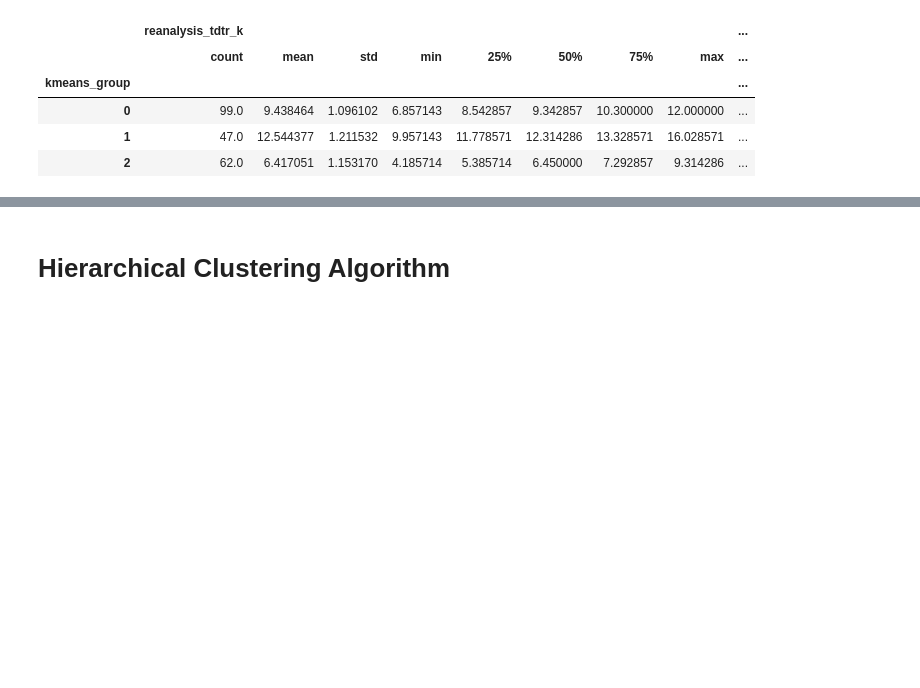
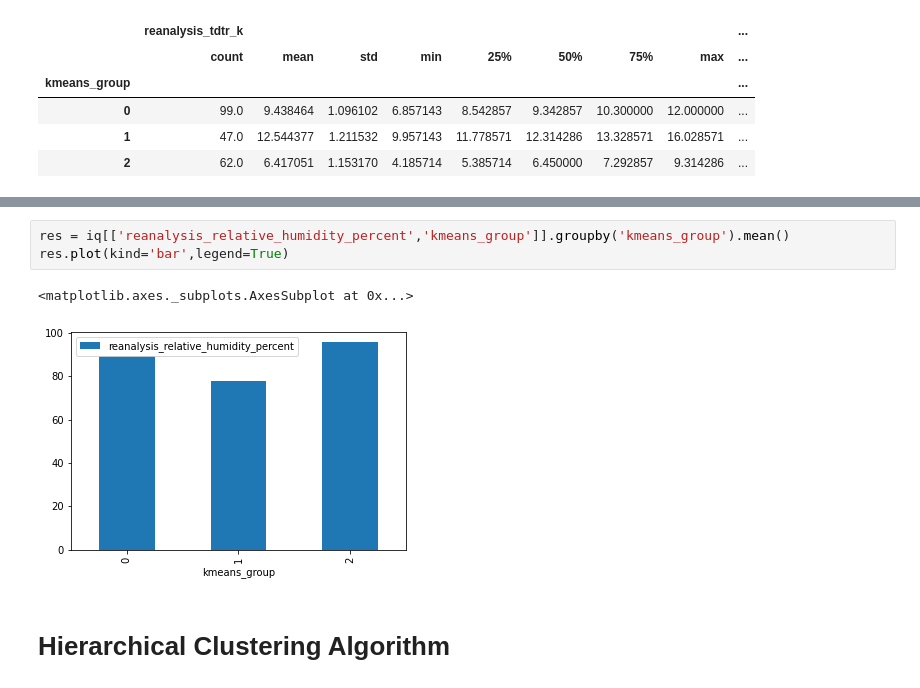
Before and after one commit to sergiobm3/ESI_MachineLearning, a Jupyter notebook: SSJ_Task1.ipynb, the cells around one changed output, grey strips where cells are left out. Cells and saved outputs as stored; diff of their text form; blank space fills up the shorter version.

```diff
--- a/SSJ_Task1.ipynb
+++ b/SSJ_Task1.ipynb
@@ -535,3 +544,9 @@ res.plot(kind='bar',legend=True)
+# %%
+res = iq[['reanalysis_relative_humidity_percent','kmeans_group']].groupby('kmeans_group').mean()
+res.plot(kind='bar',legend=True)
+# %% [output]
+<matplotlib.axes._subplots.AxesSubplot at 0x...>
+[figure, added]
 # %% [markdown]
 # Hierarchical Clustering Algorithm
 # %% [markdown]
```
Also changed, not shown: parts of 11 cells of this notebook.
